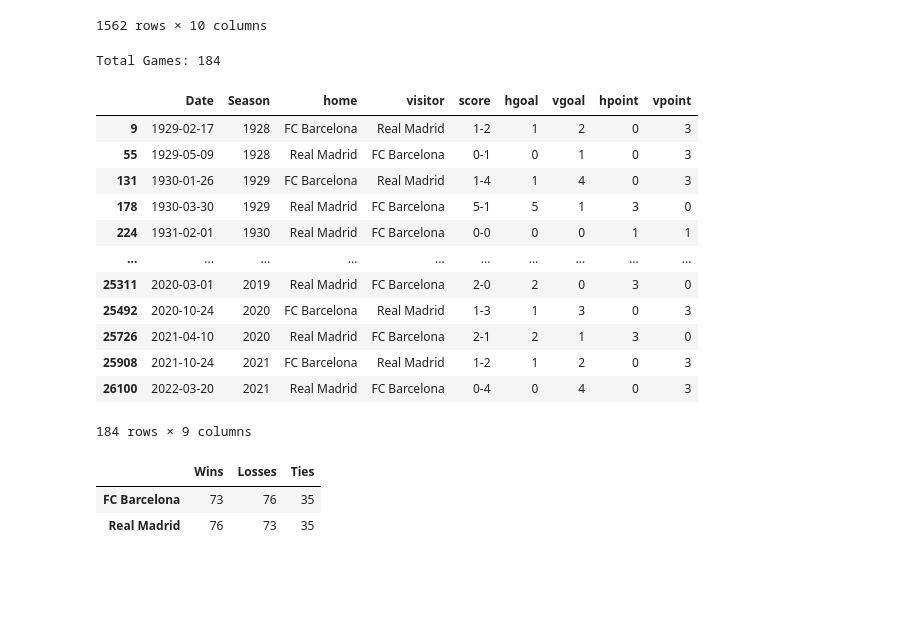
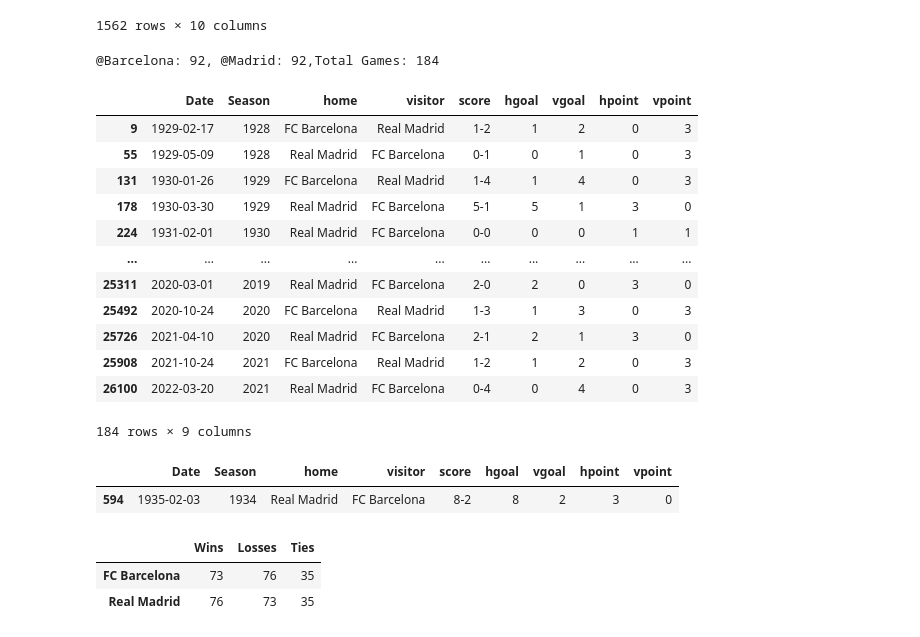
Before and after one commit to EvanDBush/soccer_rivalry_project, a Jupyter notebook: head_to_head.ipynb, the cells around one changed output. Cells and saved outputs as stored; diff of their text form; code cells hidden in the pictures; blank space fills up the shorter version.

```diff
--- a/head_to_head.ipynb
+++ b/head_to_head.ipynb
@@ -32,10 +32,10 @@ madrid_barca_df = madrid_home_df[madrid_home_df['visitor'] == 'FC Barcelona']
 #Combines home-away records for each team into a singel dataframe and sorts by date.
 head_to_head_list = [barca_madrid_df, madrid_barca_df]
 head_to_head_df = pd.concat(head_to_head_list).sort_values( by= 'Date')
-print(f'Total Games: {head_to_head_df.shape[0]}')
+print(f'@Barcelona: {barca_madrid_df.shape[0]}, @Madrid: {madrid_barca_df.shape[0]},Total Games: {head_to_head_df.shape[0]}')
 head_to_head_df
 # %% [output]
-Total Games: 184
+@Barcelona: 92, @Madrid: 92,Total Games: 184
 |  | Date | Season | home | visitor | score | hgoal | vgoal | hpoint | vpoint |
 | 9 | 1929-02-17 | 1928 | FC Barcelona | Real Madrid | 1-2 | 1 | 2 | 0 | 3 |
 | 55 | 1929-05-09 | 1928 | Real Madrid | FC Barcelona | 0-1 | 0 | 1 | 0 | 3 |
@@ -49,3 +49,10 @@ Total Games: 184
 | 25908 | 2021-10-24 | 2021 | FC Barcelona | Real Madrid | 1-2 | 1 | 2 | 0 | 3 |
 | 26100 | 2022-03-20 | 2021 | Real Madrid | FC Barcelona | 0-4 | 0 | 4 | 0 | 3 |
 184 rows × 9 columns
+# %%
+head_to_head_df['score'].value_counts().tail(15)
+highest_score = head_to_head_df[head_to_head_df['score'] == '8-2']
+highest_score
+# %% [output]
+|  | Date | Season | home | visitor | score | hgoal | vgoal | hpoint | vpoint |
+| 594 | 1935-02-03 | 1934 | Real Madrid | FC Barcelona | 8-2 | 8 | 2 | 3 | 0 |
```
Also changed, not shown: parts of 3 cells of this notebook.
